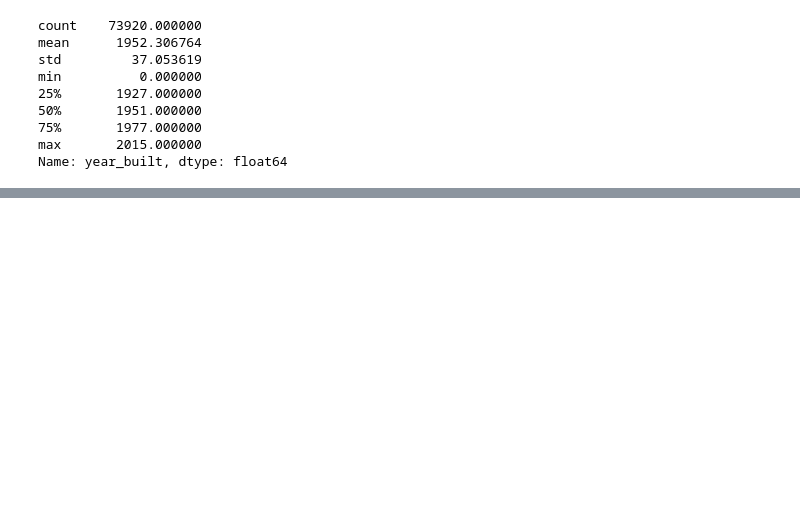
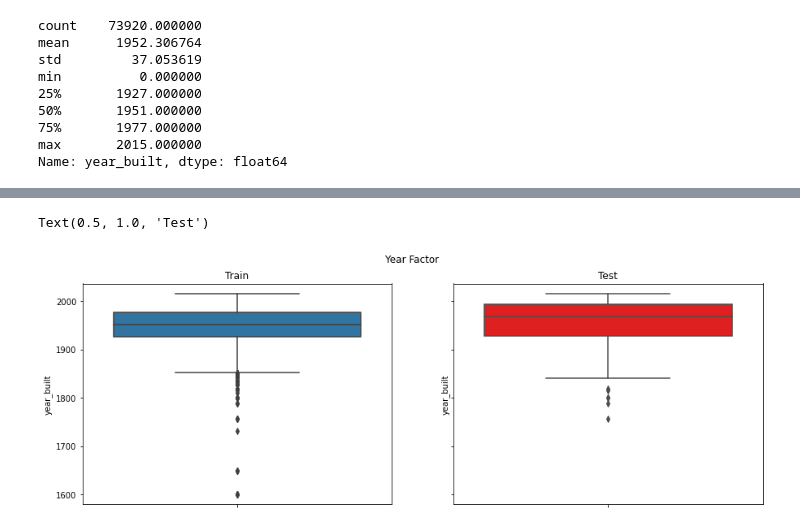
Before and after one commit to ccollado7/wds-datathon-2022, a Jupyter notebook: notebooks/EDA/kaggle-wds-EDA.ipynb, the cells around one changed output, grey strips where cells are left out. Cells and saved outputs as stored; diff of their text form; code cells hidden in the pictures; blank space fills up the shorter version.

```diff
--- a/notebooks/EDA/kaggle-wds-EDA.ipynb
+++ b/notebooks/EDA/kaggle-wds-EDA.ipynb
@@ -531,0 +361,13 @@ for i in countrys:
+# %%
+fig, ax = plt.subplots(1, 2, figsize=(15, 5), sharey=True)
+fig.suptitle('Year Factor')
+
+
+sns.boxplot(ax=ax[0],y="year_built",data=train[train['year_built'] != 0])
+ax[0].set_title('Train')
+
+sns.boxplot(ax=ax[1],y="year_built",data=test[test['year_built'] != 0],color='red')
+ax[1].set_title('Test')
+# %% [output]
+Text(0.5, 1.0, 'Test')
+[figure, added]
```
Also changed, not shown: parts of 68 cells of this notebook.
